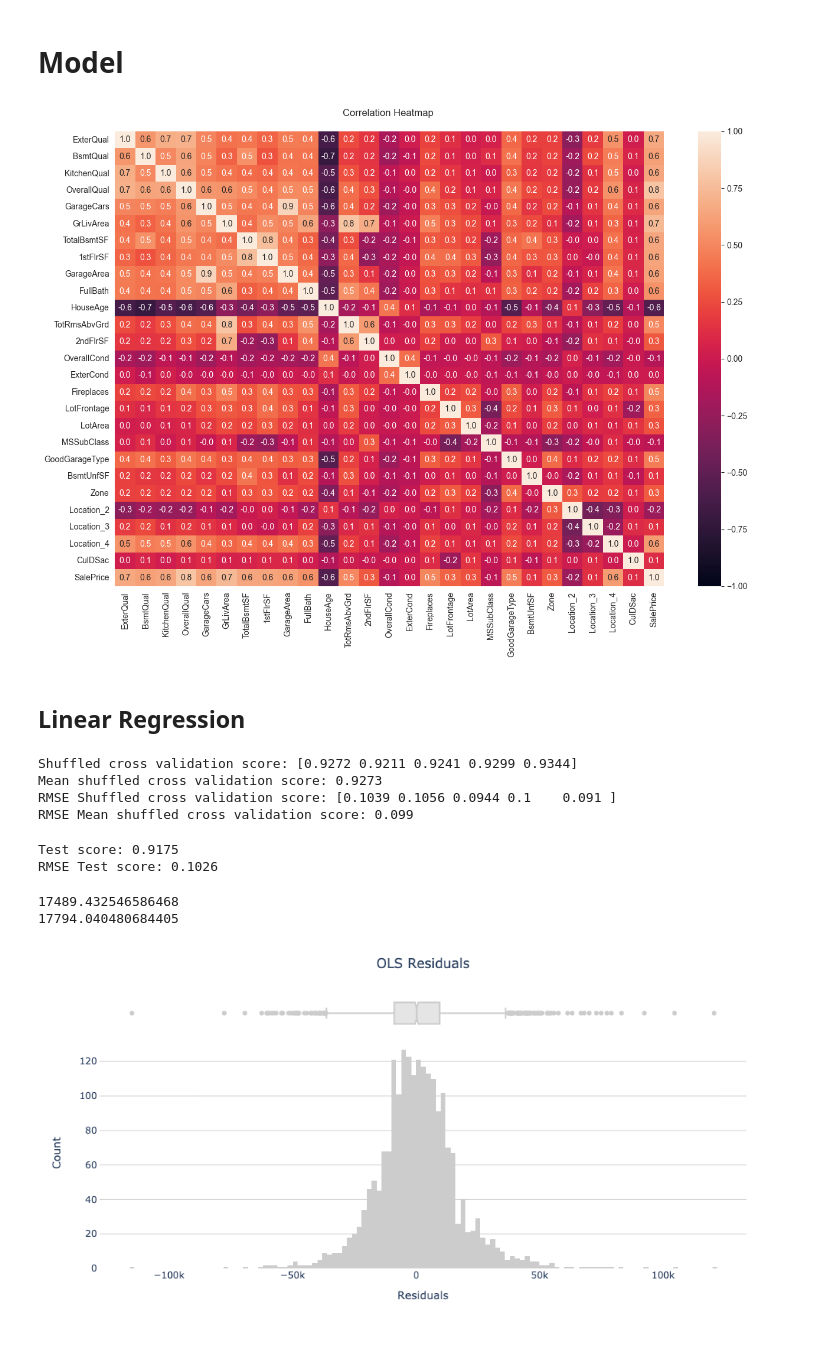
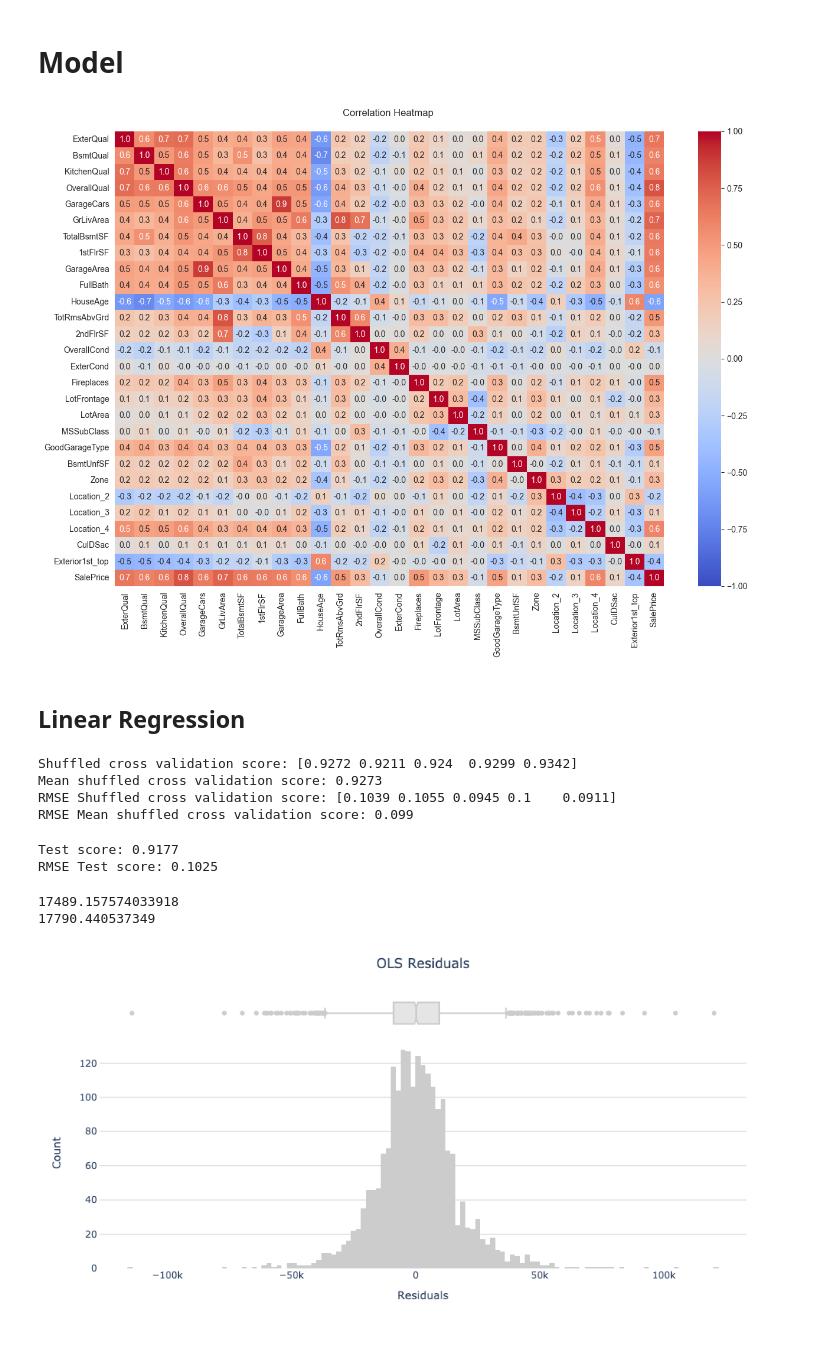
Before and after one commit to franciscapalacios/housing_project, a Jupyter notebook: Preprocessing.ipynb, the cells around one changed output. Drawn from its saved outputs; the diff is of its cells as text; code cells hidden in the pictures.

```diff
--- a/Preprocessing.ipynb
+++ b/Preprocessing.ipynb
@@ -29,8 +27,6 @@ pd.set_option('display.max_columns', None)
 df = pd.read_csv('data/Ames_Housing_Price_Data.csv', index_col=0).iloc[:,1:]
 print('df shape:', df.shape)
 
-df['PriceSF'] = df.SalePrice / df.GrLivArea
-
 df = df[df.SaleCondition == 'Normal']
 df = df[~df.MSZoning.isin(['C (all)', 'I (all)', 'A (all)', 'A (agr)'])] # not residential
 # %% [output]
@@ -291,27 +312,27 @@ df_2010 = dummify_features(df_2010)
 # %% [markdown]
 # Model
 # %%
-feature_selection = ['ExterQual', 'BsmtQual', 'KitchenQual', 'OverallQual', 'GarageCars',
+feature_selection = ['ExterQual', 'BsmtQual', 'KitchenQual', 'OverallQual',
                     'GrLivArea', 'TotalBsmtSF', '1stFlrSF', 'GarageArea', 'FullBath',
-                    'HouseAge', 'TotRmsAbvGrd', '2ndFlrSF', 'OverallCond', 'ExterCond',
+                    'HouseAge', 'TotRmsAbvGrd', '2ndFlrSF', 'OverallCond',
                     'Fireplaces', 'LotFrontage', 'LotArea', 'MSSubClass', 'GoodGarageType',
-                    'BsmtUnfSF', 'Zone', 'Location_2', 'Location_3', 'Location_4', 'CulDSac']
+                    'BsmtUnfSF', 'Zone', 'Location_2', 'Location_3', 'Location_4',
+                    'CulDSac', 'Exterior1st_top']
 # %%
 plt.figure(figsize=(15, 10))
 
 corr_mat = df[feature_selection + ['SalePrice']].corr()
-#cmap = sns.diverging_palette(250, 10, as_cmap=True)
 
 sns.heatmap(corr_mat,
             annot=True,
             fmt='.1f',
             vmin=-1,
             vmax=1,
-            #cmap=cmap
+            cmap='coolwarm'
             )
 title = plt.title('Correlation Heatmap \n')
 # %% [output]
-[figure, old version]
+[figure, new version]
 # %%
 df = df.reset_index(drop=True)
 df_2010 = df_2010.reset_index(drop=True)
@@ -344,9 +365,9 @@ print('Mean shuffled cross validation score:', np.round(cv_scores_shuffled.mean(
 print('RMSE Shuffled cross validation score:', np.round(cv_results_RMSE, 4))
 print('RMSE Mean shuffled cross validation score:', np.round(cv_results_RMSE.mean(), 4))
 # %% [output]
-Shuffled cross validation score: [0.9272 0.9211 0.9241 0.9299 0.9344]
+Shuffled cross validation score: [0.9272 0.9211 0.924  0.9299 0.9342]
 Mean shuffled cross validation score: 0.9273
-RMSE Shuffled cross validation score: [0.1039 0.1056 0.0944 0.1    0.091 ]
+RMSE Shuffled cross validation score: [0.1039 0.1055 0.0945 0.1    0.0911]
 RMSE Mean shuffled cross validation score: 0.099
 # %%
 test_score = ols.score(X_test_scaled, y_test)
@@ -356,8 +377,8 @@ print('Test score:', np.round(test_score, 4))
 rms = mean_squared_error(y_test, ols.predict(X_test_scaled), squared=False)
 print('RMSE Test score:', np.round(rms, 4))
 # %% [output]
-Test score: 0.9175
-RMSE Test score: 0.1026
+Test score: 0.9177
+RMSE Test score: 0.1025
 # %%
 yhat_train = ols.predict(X_train_scaled)
 yhat_test = ols.predict(X_test_scaled)
@@ -368,8 +389,8 @@ test_mse_non_log = mean_squared_error(np.exp(y_test), np.exp(yhat_test), squared
 print(train_mse_non_log)
 print(test_mse_non_log)
 # %% [output]
-17489.432546586468
-17794.040480684405
+17489.157574033918
+17790.440537349
 # %%
 yhat = ols.predict(X_train_scaled)
 residuals = y_train - yhat
```
Also changed, not shown: parts of 20 cells of this notebook.
